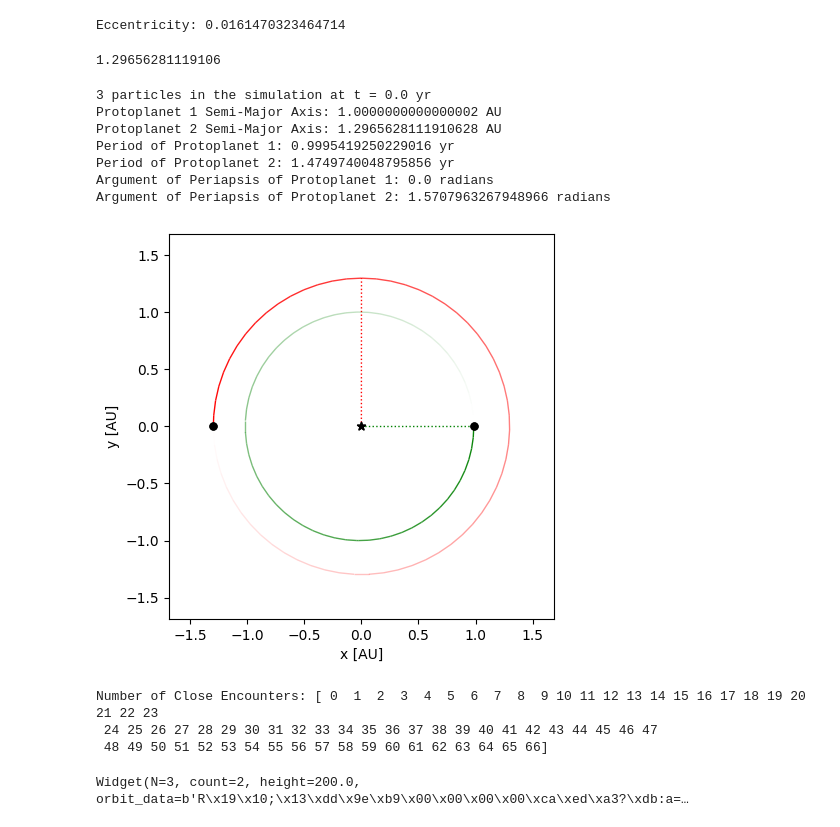
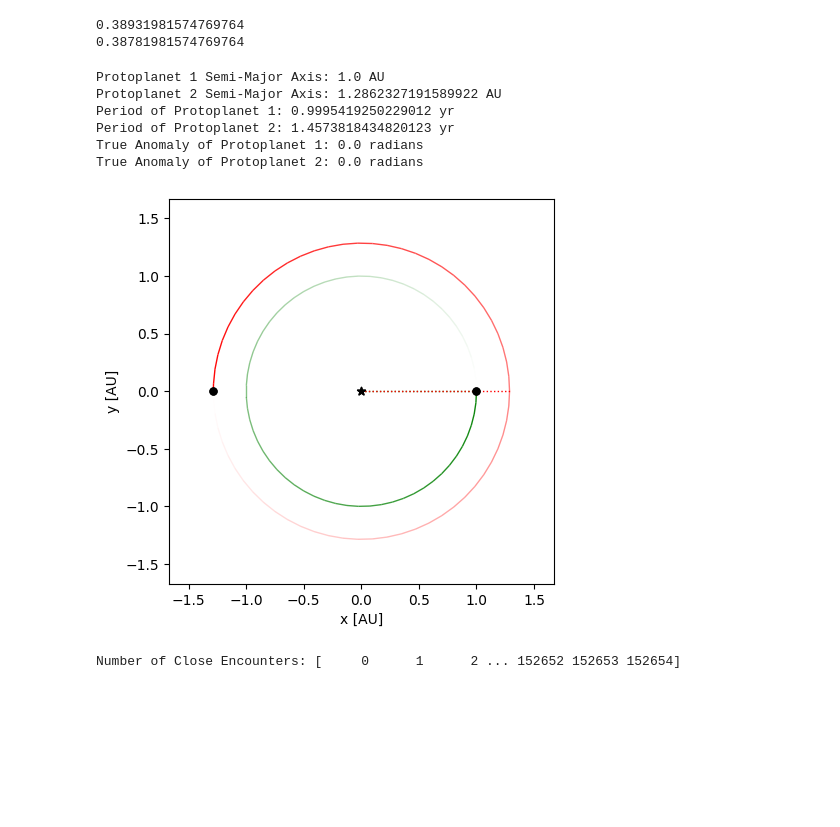
Before and after one commit to SudatKhan/ureca_repo, a Jupyter notebook: hill_instability.ipynb, the cells around one changed output. Saved outputs shown, nothing was run; the diff lists cells and outputs as text; code cells hidden in the pictures; blank space fills up the shorter version.

```diff
--- a/hill_instability.ipynb
+++ b/hill_instability.ipynb
@@ -6,65 +4,54 @@ from sympy import *
-# %%
-'''Sovling for eccentricity'''
-smass = 1.0 #in Solar Mass units
-jmass = 0.000954588 #Jupiter Mass in Solar Mass units
-e = Symbol('e')
-e = solve(2.40*(2.0*jmass)**(1./3.) - (((8./3.)*(e**2 + e**2) + 9*(jmass)**(2./3.)))**(1./2.), e)
-if len(e) == 2:
-    e = e[1]
-    print(f"Eccentricity: {e}")
-else:
-    e = e[0]
-    print(f"Eccentricity: {e}")
-# %% [output]
-Eccentricity: 0.0161470323464714
-# %%
-delta_critical1 = (((8./3.)*(e**2) + 9*(jmass)**(2./3.)))**(1./2.)
-delta_critical2 = 2.40*(2.0*jmass)**(1./3.)
-print(delta_critical1 + 1.0)
-# %% [output]
-1.29656281119106
 # %%
 '''Set-Up Initial Conditions'''
 def setupSimulation():
     sim = rebound.Simulation()
     sim.integrator = 'ias15'
     sim.units = ('yr','au','solarmass')
-    hill_radius = 1.0*(1-e)*(jmass / (3.0 * smass))**(1.0/3.0)
+    smass = 1.0 #in Solar Mass units
+    jmass = 0.000954588 #Jupiter Mass in Solar Mass units
+    delta_critical = 2.40*(np.cbrt(2.0*jmass))
     sim.add(m = smass)
-    sim.add(m = jmass, a= 1.0, e = e, r = (0.000477895), f = 0)
-    sim.add(m = jmass, a= 1.0 + delta_critical1, e= 0,  r = (0.000477895/2), f = np.pi)
+    sim.add(m = jmass, a= 1, r = (0.000477895/6), f = 0, hash="planet1")
+    sim.add(m = jmass, a= ((1 + delta_critical))-0.0115, r = (0.000477895/6), f = np.pi, hash="planet2")
     sim.move_to_com()
     return sim
+# %%
+jmass = 0.000954588 #Jupiter Mass in Solar Mass units
+delta_critical = 2.40*(np.cbrt(2.0*jmass))
+print((0.3*(1 + delta_critical)))
+print((0.3*(1 + delta_critical))-0.0015)
+# %% [output]
+0.38931981574769764
+0.38781981574769764
 # %%
 '''Conditions before collision'''
 sim = setupSimulation()
-tmax = 1e5
+tmax = 1e4
 
 period1 = np.array([i.P for i in sim.calculate_orbits()])
 omega1 = np.array([i.omega for i in sim.calculate_orbits()])
+ecc = np.array([i.e for i in sim.calculate_orbits()])
 p1 = period1[0]
 p2 = period1[1]
-w1 = omega1[0]
-w2 = omega1[1]
+f1 = omega1[0]
+f2 = omega1[1]
 
-print(f'{sim.N} particles in the simulation at t = {sim.t} yr')
 print(f"Protoplanet 1 Semi-Major Axis: {sim.calculate_orbits()[0].a} AU")
 print(f"Protoplanet 2 Semi-Major Axis: {sim.calculate_orbits()[1].a} AU")
 print(f'Period of Protoplanet 1: {p1} yr')
 print(f'Period of Protoplanet 2: {p2} yr')
-print(f"Argument of Periapsis of Protoplanet 1: {w1} radians")
-print(f"Argument of Periapsis of Protoplanet 2: {w2} radians")
+print(f"True Anomaly of Protoplanet 1: {f1} radians")
+print(f"True Anomaly of Protoplanet 2: {f2} radians")
 
 fig = rebound.OrbitPlot(sim, unitlabel='[AU]', color=['green', 'red'], periastron=True)
 # %% [output]
-3 particles in the simulation at t = 0.0 yr
-Protoplanet 1 Semi-Major Axis: 1.0000000000000002 AU
-Protoplanet 2 Semi-Major Axis: 1.2965628111910628 AU
-Period of Protoplanet 1: 0.9995419250229016 yr
-Period of Protoplanet 2: 1.4749740048795856 yr
-Argument of Periapsis of Protoplanet 1: 0.0 radians
-Argument of Periapsis of Protoplanet 2: 1.5707963267948966 radians
+Protoplanet 1 Semi-Major Axis: 1.0 AU
+Protoplanet 2 Semi-Major Axis: 1.2862327191589922 AU
+Period of Protoplanet 1: 0.9995419250229012 yr
+Period of Protoplanet 2: 1.4573818434820123 yr
+True Anomaly of Protoplanet 1: 0.0 radians
+True Anomaly of Protoplanet 2: 0.0 radians
-[figure, old version]
+[figure, new version]
 # %%
 '''Collision Resolve Function to count the number of close encounters'''
 def close_encounter(sim_pointer, collision):
@@ -80,13 +67,9 @@ temp = 0
 count = np.array([0])
 sim.collision = "direct"
 sim.collision_resolve = close_encounter
-sim.integrate(77)
+sim.integrate(tmax)
 print(f"Number of Close Encounters: {count}")
-display(sim.getWidget())
 # %% [output]
-Number of Close Encounters: [ 0  1  2  3  4  5  6  7  8  9 10 11 12 13 14 15 16 17 18 19 20 21 22 23
- 24 25 26 27 28 29 30 31 32 33 34 35 36 37 38 39 40 41 42 43 44 45 46 47
- 48 49 50 51 52 53 54 55 56 57 58 59 60 61 62 63 64 65 66]
+Number of Close Encounters: [     0      1      2 ... 152652 152653 152654]
-Widget(N=3, count=2, height=200.0, orbit_data=b'R\x19\x10;\x13\xdd\x9e\xb9\x00\x00\x00\x00\xca\xed\xa3?\xdb:a=…
 # %%
 def my_merge(sim_pointer, collided_particles_index):
```
Also changed, not shown: parts of 4 cells of this notebook.
